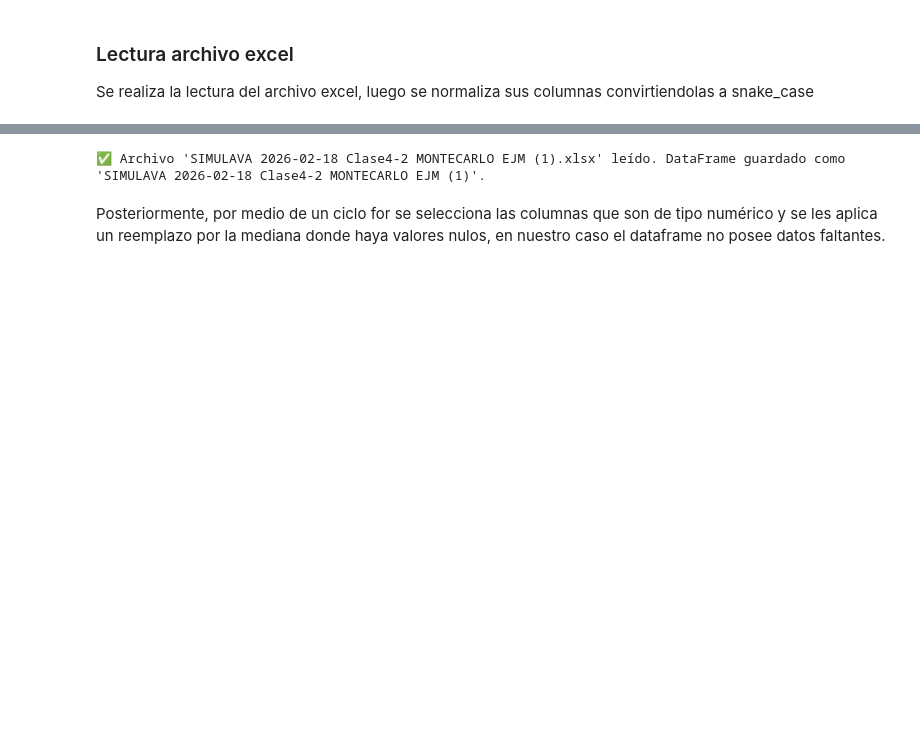
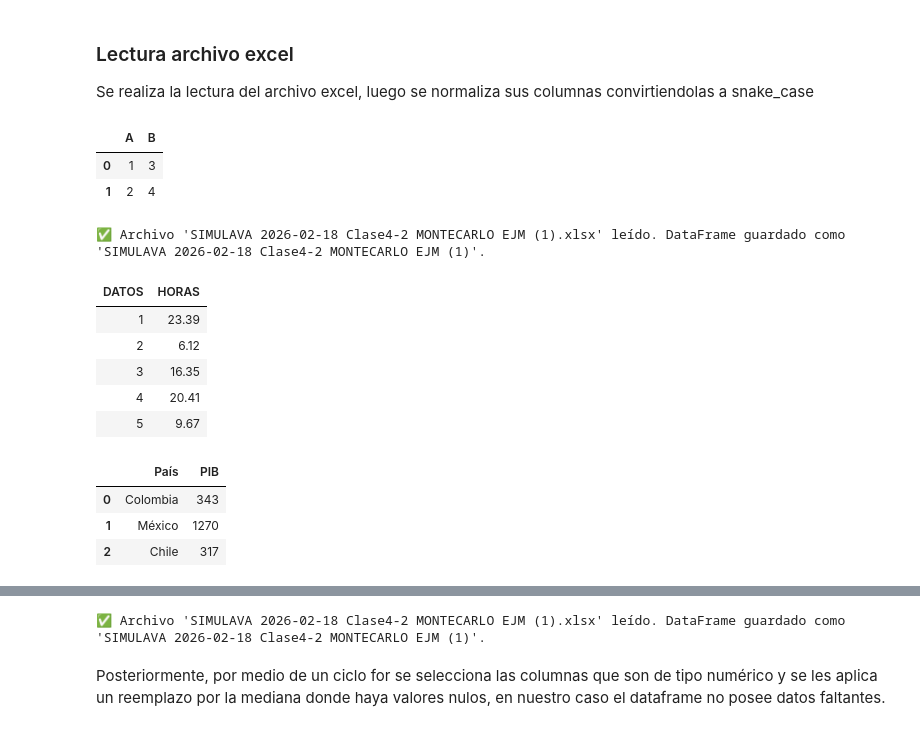
Before and after one commit to thepadr30/SimulAva3010192, a Jupyter notebook: notebooks/SimulacionMC.ipynb, the cells around one changed output, grey strips where cells are left out. Cells and saved outputs as stored; diff of their text form; code cells hidden in the pictures; blank space fills up the shorter version.

```diff
--- a/notebooks/SimulacionMC.ipynb
+++ b/notebooks/SimulacionMC.ipynb
@@ -61,3 +62,60 @@ warnings.filterwarnings('ignore')
 ### Lectura archivo excel
 
 Se realiza la lectura del archivo excel, luego se normaliza sus columnas convirtiendolas a snake_case
+# %%
+# Crear DataFrame de ejemplo
+df = pd.DataFrame({'A': [1, 2], 'B': [3, 4]})
+
+# Aplicar estilos (equivalente a kableExtra)
+styled_df = df.style.set_table_styles(
+    [{'selector': 'th', 'props': [('background-color', '#f4f4f4'), ('color', 'black')]}]
+).highlight_max(axis=0)
+
+# Renderizar en HTML
+HTML(styled_df.to_html())
+# %% [output]
+|  | A | B |
+| 0 | 1 | 3 |
+| 1 | 2 | 4 |
+# %%
+dataframes_cargados = lE.leer_multiples_excels(varData)
+df_monteCarlo = dataframes_cargados.get(
+    "SIMULAVA 2026-02-18 Clase4-2 MONTECARLO EJM (1)", None
+)
+# display(HTML(df_monteCarlo.head(5).to_html(escape=False, index=False)))
+
+html = f"""
+<div style="display:flex; justify-content:center;">
+    <div style="font-size:28px;">
+        {df_monteCarlo.head(5).to_html(index=False)}
+    </div>
+</div>
+"""
+
+HTML(html)
+# %% [output]
+✅ Archivo 'SIMULAVA 2026-02-18 Clase4-2 MONTECARLO EJM (1).xlsx' leído. DataFrame guardado como 'SIMULAVA 2026-02-18 Clase4-2 MONTECARLO EJM (1)'.
+| DATOS | HORAS |
+| 1 | 23.39 |
+| 2 | 6.12 |
+| 3 | 16.35 |
+| 4 | 20.41 |
+| 5 | 9.67 |
+# %%
+df = pd.DataFrame({
+    "País":["Colombia","México","Chile"],
+    "PIB":[343, 1270, 317]
+})
+
+styled = df.style \
+    .set_table_styles([
+        {"selector": "th", "props": [("font-size","24px"), ("text-align","center")]},
+        {"selector": "td", "props": [("font-size","22px"), ("text-align","center")]}
+    ])
+
+HTML(styled.to_html(index=False))
+# %% [output]
+|  | País | PIB |
+| 0 | Colombia | 343 |
+| 1 | México | 1270 |
+| 2 | Chile | 317 |
```
Also changed, not shown: parts of 36 cells of this notebook, 15 other files.
